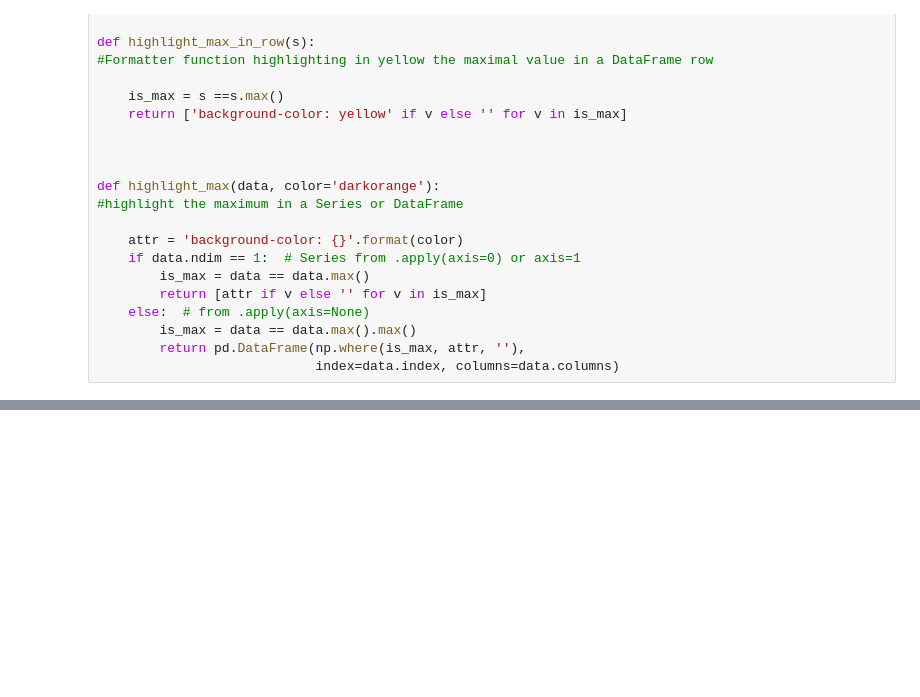
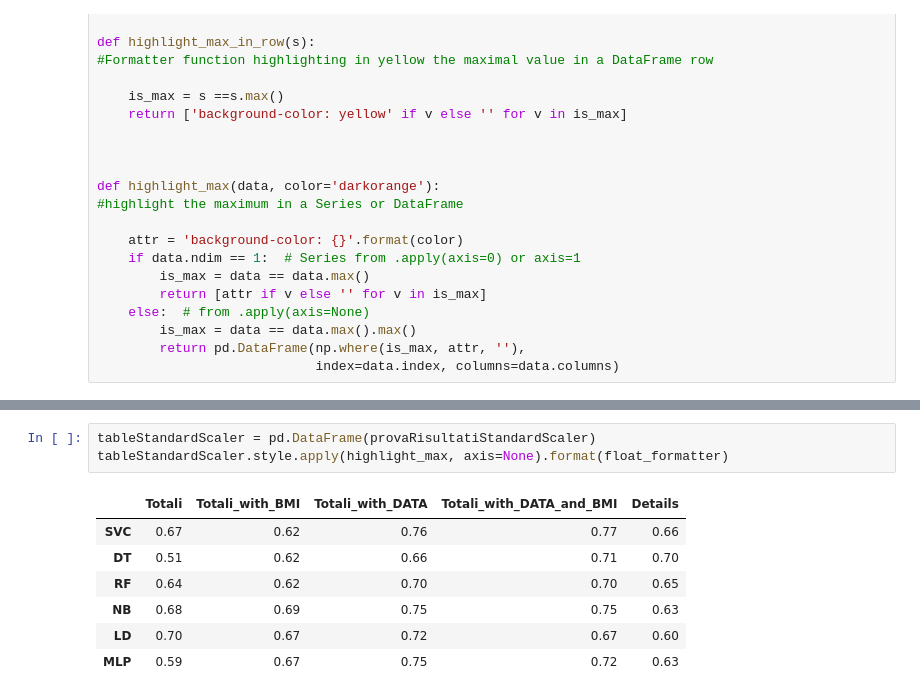
Before and after one commit to aleberans/Analisi-dati-per-problemi-di-medicina-legale, a Jupyter notebook: codice/Codice_rivisto.ipynb, the cells around one changed output, grey strips where cells are left out. Drawn from its saved outputs; the diff is of its cells as text; blank space fills up the shorter version.

```diff
--- a/codice/Codice_rivisto.ipynb
+++ b/codice/Codice_rivisto.ipynb
@@ -357,0 +555,11 @@ tableStandardScaler.style.apply(highlight_max, axis=None).format(float_formatter
+# %%
+tableStandardScaler = pd.DataFrame(provaRisultatiStandardScaler)
+tableStandardScaler.style.apply(highlight_max, axis=None).format(float_formatter)
+# %% [output]
+|  | Totali | Totali_with_BMI | Totali_with_DATA | Totali_with_DATA_and_BMI | Details |
+| SVC | 0.67 | 0.62 | 0.76 | 0.77 | 0.66 |
+| DT | 0.51 | 0.62 | 0.66 | 0.71 | 0.70 |
+| RF | 0.64 | 0.62 | 0.70 | 0.70 | 0.65 |
+| NB | 0.68 | 0.69 | 0.75 | 0.75 | 0.63 |
+| LD | 0.70 | 0.67 | 0.72 | 0.67 | 0.60 |
+| MLP | 0.59 | 0.67 | 0.75 | 0.72 | 0.63 |
```
Also changed, not shown: parts of 17 cells of this notebook, 3 other files.
